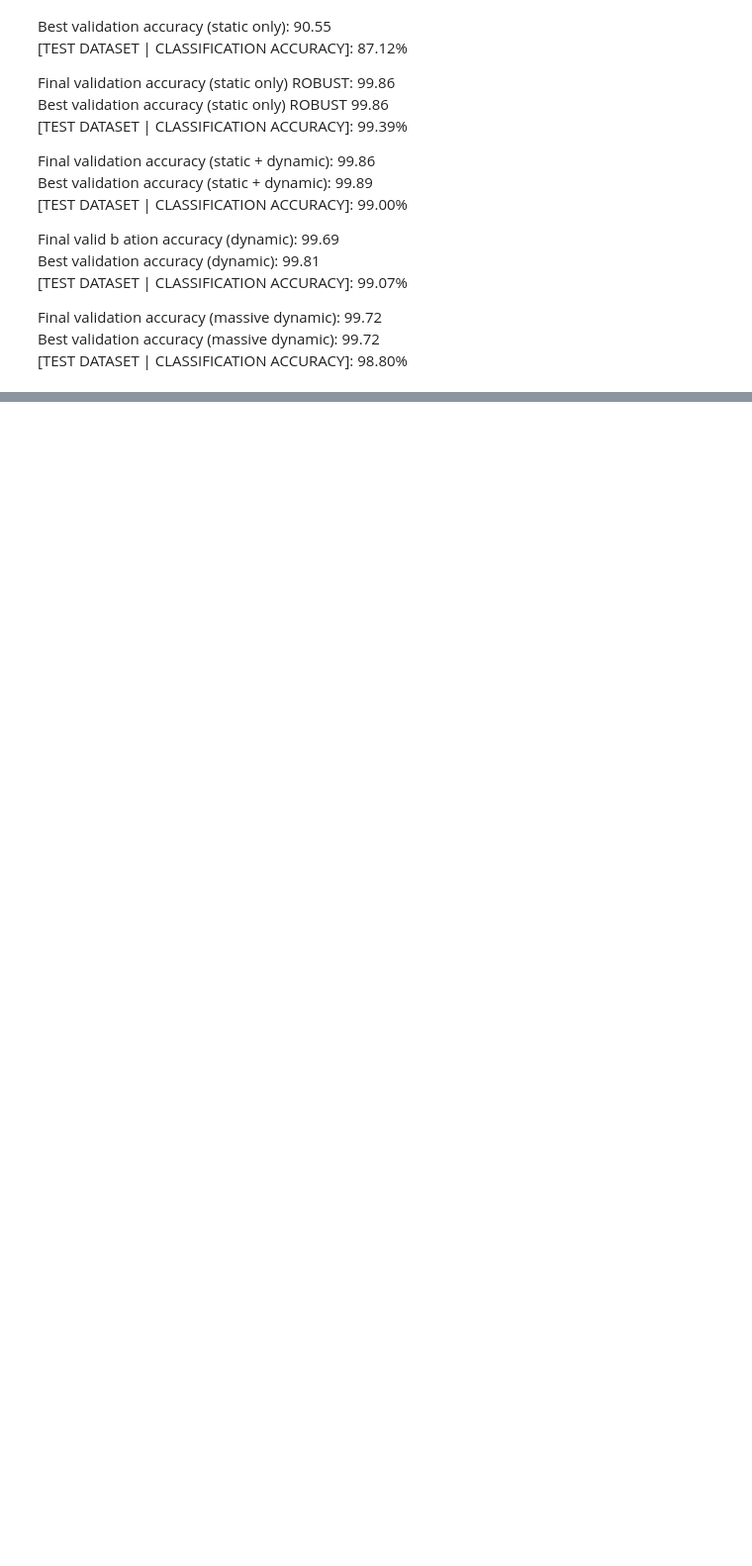
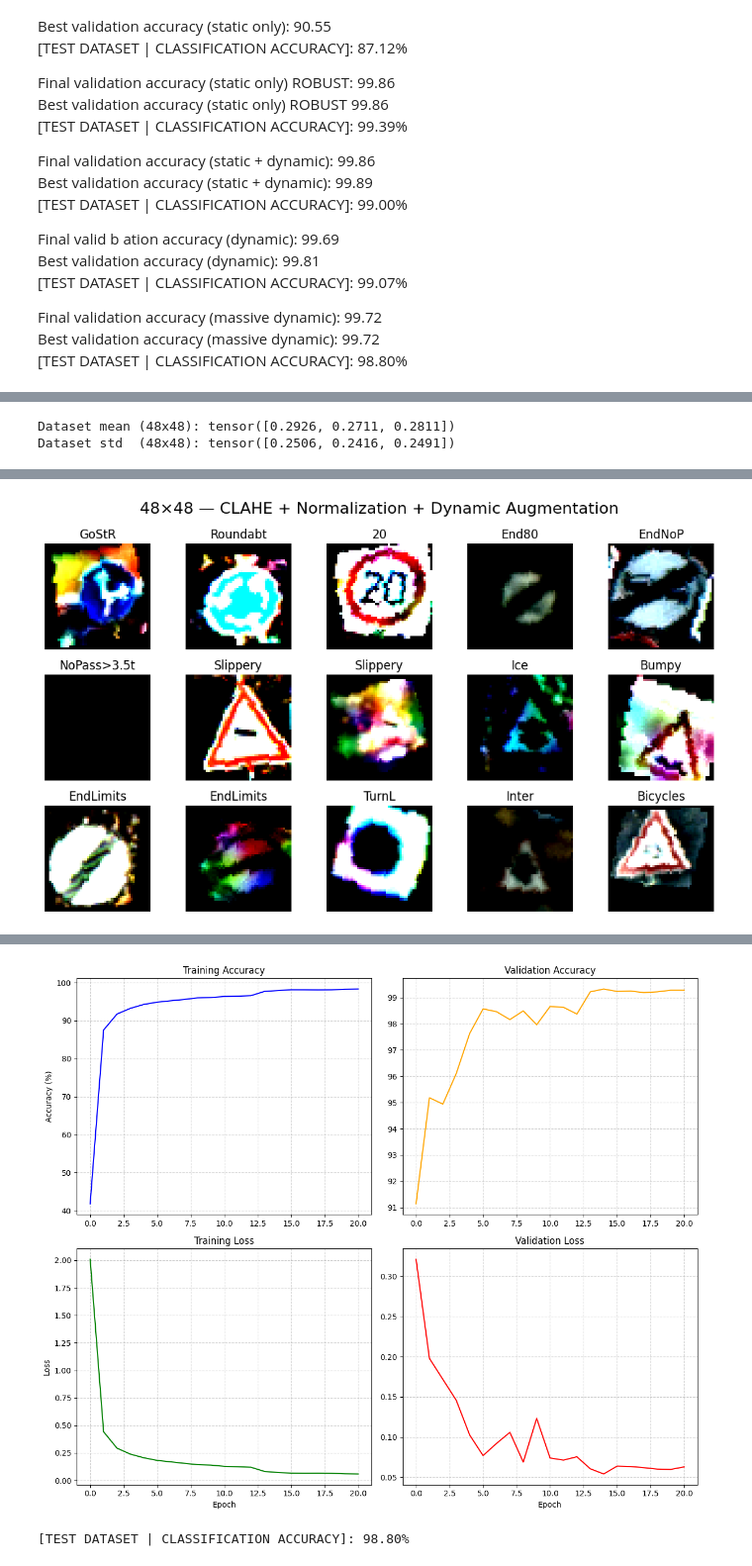
Before and after one commit to Pauloarf/VCPI2526, a Jupyter notebook: VC/src/Report.ipynb, the cells around one changed output, grey strips where cells are left out. Shown at 99% size. Saved outputs shown, nothing was run; the diff lists cells and outputs as text; code cells hidden in the pictures; blank space fills up the shorter version.

```diff
--- a/VC/src/Report.ipynb
+++ b/VC/src/Report.ipynb
@@ -1158,0 +1167,70 @@ Epoch 003: Loss: 0.2723, Acc: 92.32%, Val Loss: 0.2167, Val Acc: 94.31%, Time: 9
+# %%
+IMAGE_SIZE_48 = 48
+
+# Compute mean/std for 48x48
+reference_set_48 = datasets.ImageFolder(
+    root=PATH_TRAIN_BALANCED,
+    transform=transforms.Compose([
+        transforms.Resize((IMAGE_SIZE_48, IMAGE_SIZE_48)),
+        transforms.ToTensor()
+    ])
+)
+mean_48, std_48 = get_mean_std(reference_set_48)
+print(f"Dataset mean (48x48): {mean_48}")
+print(f"Dataset std  (48x48): {std_48}")
+
+transform_48_train = transforms.Compose([
+    transforms.Resize((IMAGE_SIZE_48, IMAGE_SIZE_48)),
+    our_util.CLAHE_Transform(clip_limit=2.0, tile_size=(4, 4)),
+    our_util.GammaCorrection(gamma_range=(0.6, 1.8)),
+    transforms.RandomRotation(12),
+    transforms.RandomAffine(degrees=10, translate=(0.08, 0.08), scale=(0.95, 1.05)),
+    transforms.ColorJitter(brightness=0.3, contrast=0.3, saturation=0.2),
+    transforms.RandomPerspective(distortion_scale=0.15, p=0.3),
+    transforms.ToTensor(),
+    transforms.Normalize(mean=mean_48, std=std_48)
+])
+
+transform_48_eval = transforms.Compose([
+    transforms.Resize((IMAGE_SIZE_48, IMAGE_SIZE_48)),
+    transforms.ToTensor(),
+    transforms.Normalize(mean=mean_48, std=std_48)
+])
+
+train_set_48 = datasets.ImageFolder(root=PATH_TRAIN_BALANCED, transform=transform_48_train)
+val_set_48   = datasets.ImageFolder(root=PATH_VAL,            transform=transform_48_eval)
+test_set_48  = datasets.ImageFolder(root=PATH_TEST,           transform=transform_48_eval)
+
+train_loader_48 = torch.utils.data.DataLoader(train_set_48, batch_size=BATCH_SIZE, shuffle=True)
+val_loader_48   = torch.utils.data.DataLoader(val_set_48,   batch_size=BATCH_SIZE, shuffle=False)
+test_loader_48  = torch.utils.data.DataLoader(test_set_48,  batch_size=BATCH_SIZE, shuffle=False)
+
+our_util.show_random_samples(train_set_48, classes, "48×48 — CLAHE + Normalization + Dynamic Augmentation")
+
+model_48         = RobustCNN(len(classes))
+optimizer_48     = torch.optim.Adam(model_48.parameters(), lr=LEARNING_RATE)
+scheduler_48     = torch.optim.lr_scheduler.ReduceLROnPlateau(optimizer_48, mode='min', factor=0.1, patience=3)
+early_stopper_48 = Early_Stopping(patience=5)
+
+history_48 = train_model(
+    model_48,
+    train_loader_48,
+    val_loader_48,
+    EPOCHS,
+    loss_fn,
+    optimizer_48,
+    scheduler_48,
+    early_stopper_48,
+    device,
+    save_prefix='clahe_dynamic_48'
+)
+
+vcpi_util.show_history_2x2(history_48)
+
+targets_48, preds_48 = evaluate_test_set(
+    model_48, test_loader_48, device, 'clahe_dynamic_48_best.pt'
+)
+vcpi_util.show_filtered_confusion_matrix(targets_48, preds_48, classes)
+# %% [output]
+Dataset mean (48x48): tensor([0.2926, 0.2711, 0.2811])
+Dataset std  (48x48): tensor([0.2506, 0.2416, 0.2491])
@@ -1158,0 +1252 @@ Epoch 003: Loss: 0.2723, Acc: 92.32%, Val Loss: 0.2167, Val Acc: 94.31%, Time: 9
+[figure, added]
@@ -1158,0 +1270,2 @@ Epoch 003: Loss: 0.2723, Acc: 92.32%, Val Loss: 0.2167, Val Acc: 94.31%, Time: 9
+[figure, added]
+[TEST DATASET | CLASSIFICATION ACCURACY]: 98.80%
```
Also changed, not shown: parts of 32 cells of this notebook, 8 other files.
